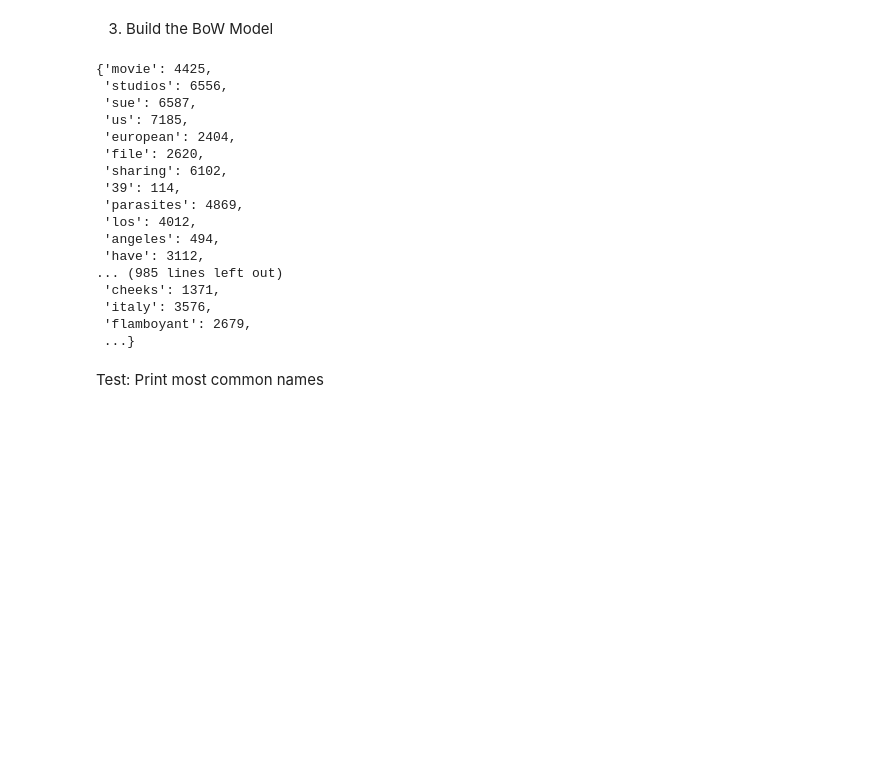
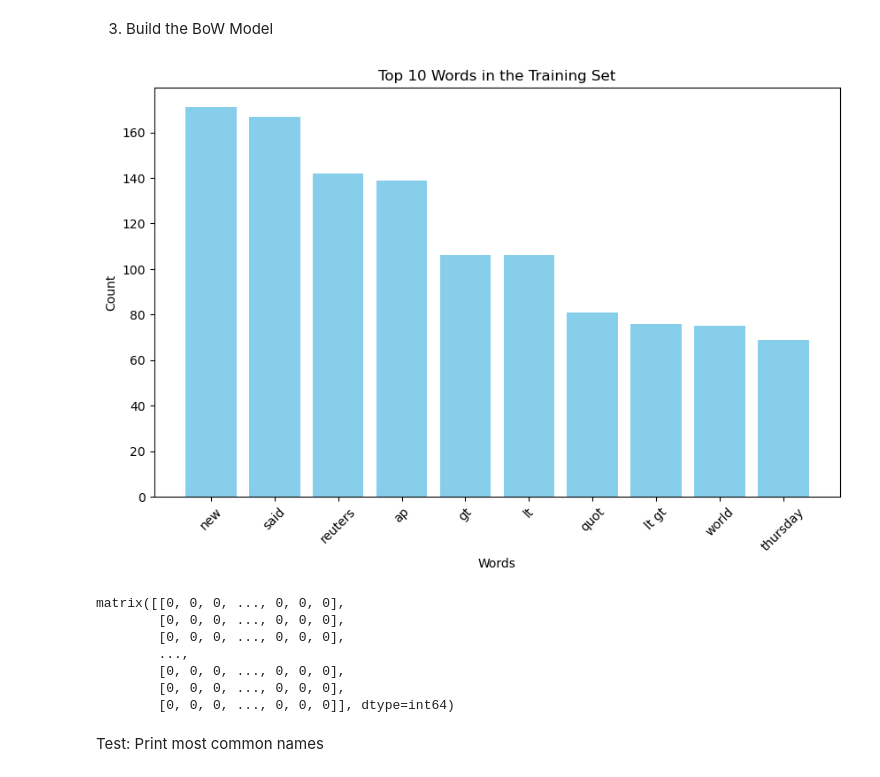
Before and after one commit to yonashanel/ma2, a Jupyter notebook: assignments/bow.ipynb, the cells around one changed output. Cells and saved outputs as stored; diff of their text form; code cells hidden in the pictures; blank space fills up the shorter version.

```diff
--- a/assignments/bow.ipynb
+++ b/assignments/bow.ipynb
@@ -123,24 +119,53 @@ X_train_vectorized = cv.fit_transform(X_train)
+# %%
+# Remove stop words, numbers, single letters and create the document-term matrix
+cv = CountVectorizer(
+    stop_words='english',
+    min_df=5,
+    max_df=0.8,
+    ngram_range=(1, 2),
+    lowercase=True,
+    token_pattern=r'\b[a-zA-Z]{2,}\b',
+    strip_accents='unicode',
+    analyzer='word',
+
+)
+X_train_vectorized = cv.fit_transform(X_train)
+# %%
+# Sum the occurrences of each word across all documents
+word_counts = np.asarray(X_train_vectorized.sum(axis=0)).flatten()
+
+# Create a DataFrame with words and their corresponding counts
+word_freq = pd.DataFrame({'word': cv.get_feature_names_out(), 'count': word_counts})
+
+# Define the visualization function
+def visualize_top_n_tokens(word_freq, n=10):
+    # Sort the DataFrame by count in descending order and select the top N words
+    top_n_words = word_freq.sort_values(by='count', ascending=False).head(n)
+
+    # Create the bar chart
+    plt.figure(figsize=(10, 6))
+    plt.bar(top_n_words['word'], top_n_words['count'], color='skyblue')
+    plt.xlabel('Words')
+    plt.ylabel('Count')
+    plt.title(f'Top {n} Words in the Training Set')
+    plt.xticks(rotation=45)
+    plt.show()
+
+# Visualize the top 10 words
+visualize_top_n_tokens(word_freq, n=10)
+# %% [output]
+[figure, added]
 # %%
 X_train_vectorized.todense()
-cv.vocabulary_
+#cv.vocabulary_
 # %% [output]
-{'movie': 4425,
- 'studios': 6556,
- 'sue': 6587,
- 'us': 7185,
- 'european': 2404,
- 'file': 2620,
- 'sharing': 6102,
- '39': 114,
- 'parasites': 4869,
- 'los': 4012,
- 'angeles': 494,
- 'have': 3112,
-... (985 lines left out)
- 'cheeks': 1371,
- 'italy': 3576,
- 'flamboyant': 2679,
- ...}
+matrix([[0, 0, 0, ..., 0, 0, 0],
+        [0, 0, 0, ..., 0, 0, 0],
+        [0, 0, 0, ..., 0, 0, 0],
+        ...,
+        [0, 0, 0, ..., 0, 0, 0],
+        [0, 0, 0, ..., 0, 0, 0],
+        [0, 0, 0, ..., 0, 0, 0]], dtype=int64)
 # %% [markdown]
 Test: Print most common names
 # %%
```
Also changed, not shown: parts of 13 cells of this notebook, 3 other files.
